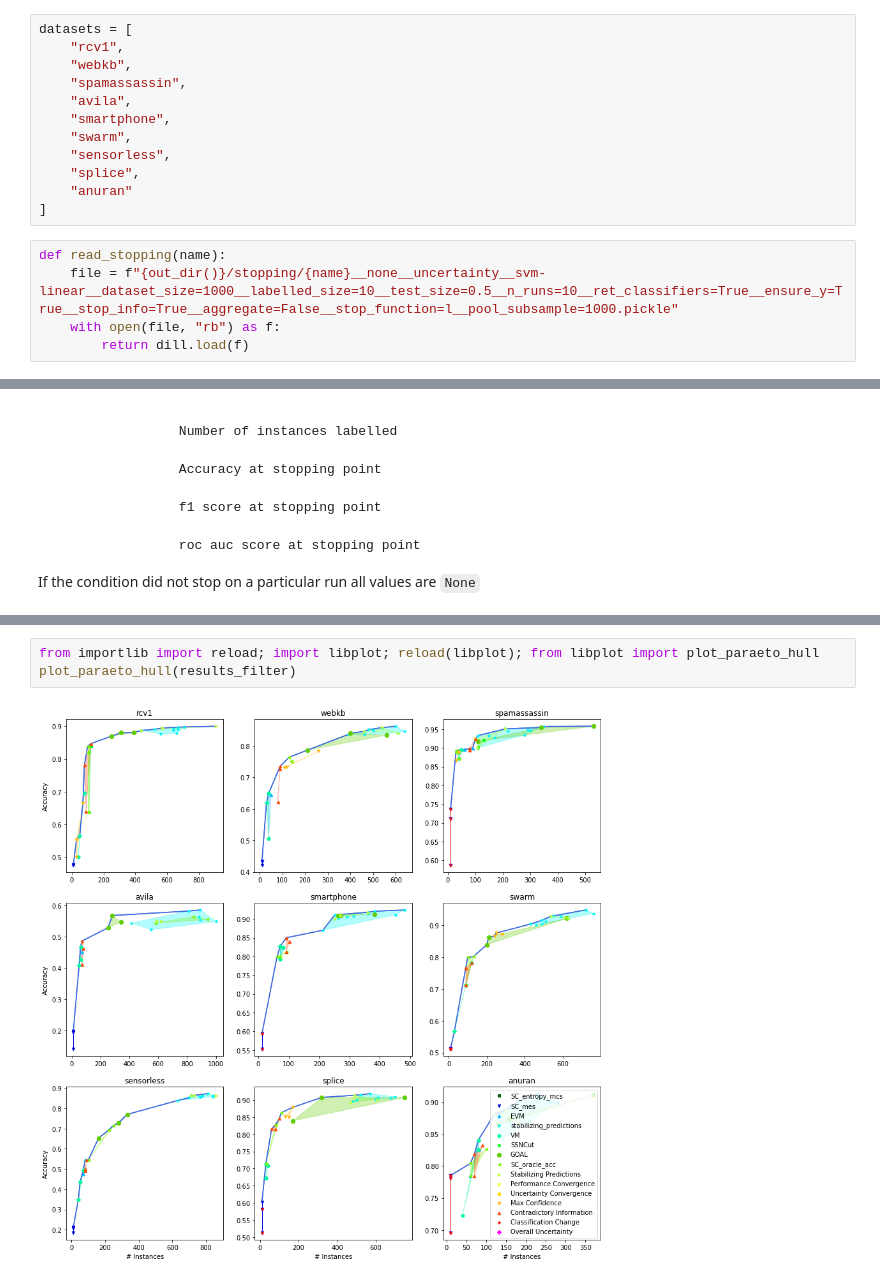
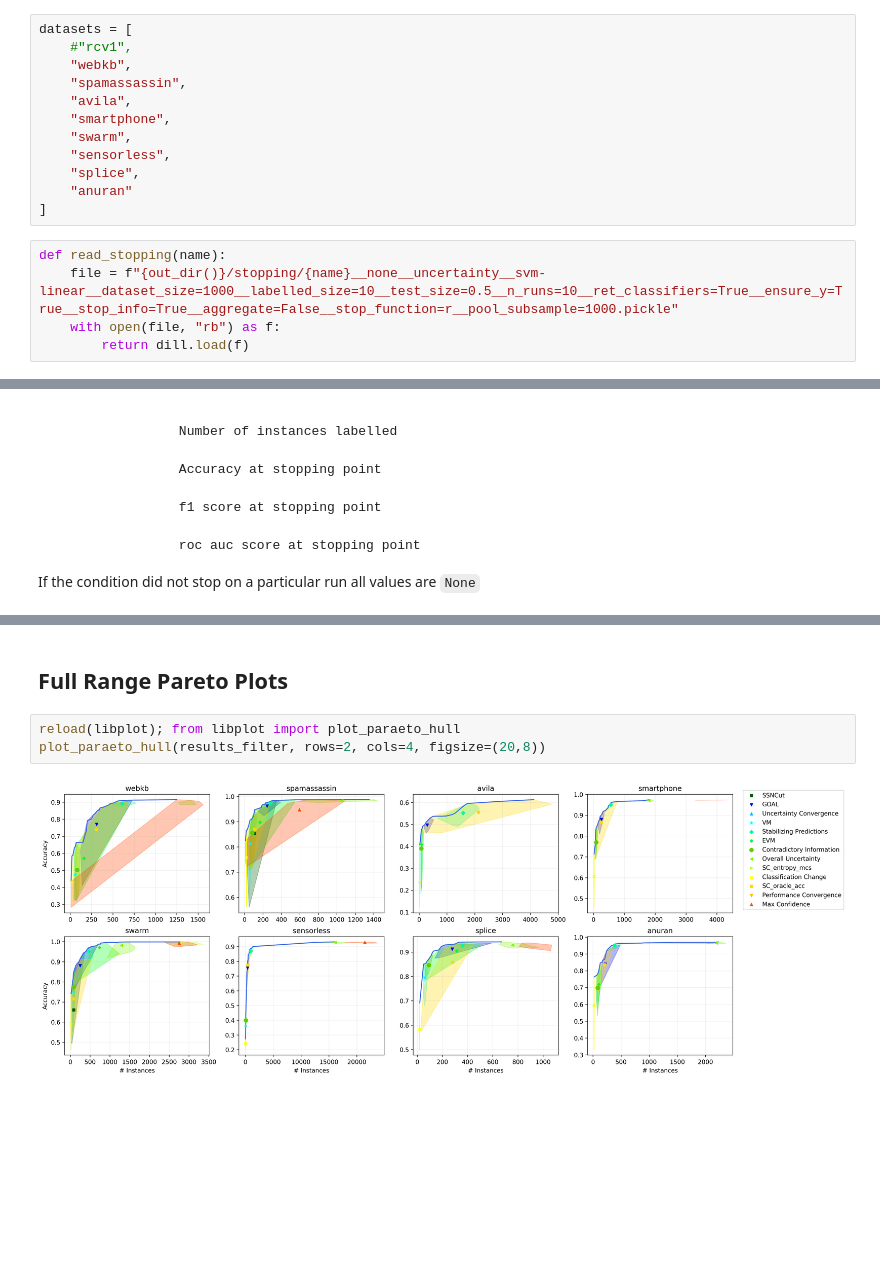
Before and after one commit to zacps/al-stopping-conditions, a Jupyter notebook: pareto_plots_svm.ipynb, the cells around one changed output, grey strips where cells are left out. Saved outputs shown, nothing was run; the diff lists cells and outputs as text; blank space fills up the shorter version.

```diff
--- a/pareto_plots_svm.ipynb
+++ b/pareto_plots_svm.ipynb
@@ -10,7 +13,7 @@ import warnings
 warnings.filterwarnings("ignore")
 # %%
 datasets = [
-    "rcv1",
+    #"rcv1",
     "webkb",
     "spamassassin",
     "avila",
@@ -22,7 +25,7 @@ datasets = [
 ]
 # %%
 def read_stopping(name):
-    file = f"{out_dir()}/stopping/{name}__none__uncertainty__svm-linear__dataset_size=1000__labelled_size=10__test_size=0.5__n_runs=10__ret_classifiers=True__ensure_y=True__stop_info=True__aggregate=False__stop_function=l__pool_subsample=1000.pickle"
+    file = f"{out_dir()}/stopping/{name}__none__uncertainty__svm-linear__dataset_size=1000__labelled_size=10__test_size=0.5__n_runs=10__ret_classifiers=True__ensure_y=True__stop_info=True__aggregate=False__stop_function=r__pool_subsample=1000.pickle"
     with open(file, "rb") as f:
         return dill.load(f)
 # %%
@@ -73,8 +80,10 @@ to_plot = [
     'Overall Uncertainty'
 ]
 results_filter = {dataset: {name: results for name, results in conds.items() if name in to_plot} for dataset, conds in results.items()}
+# %% [markdown]
+## Full Range Pareto Plots
 # %%
-from importlib import reload; import libplot; reload(libplot); from libplot import plot_paraeto_hull
-plot_paraeto_hull(results_filter)
+reload(libplot); from libplot import plot_paraeto_hull
+plot_paraeto_hull(results_filter, rows=2, cols=4, figsize=(20,8))
 # %% [output]
-[figure, old version]
+[figure, new version]
```
Also changed, not shown: parts of 21 cells of this notebook, 31 other files.
